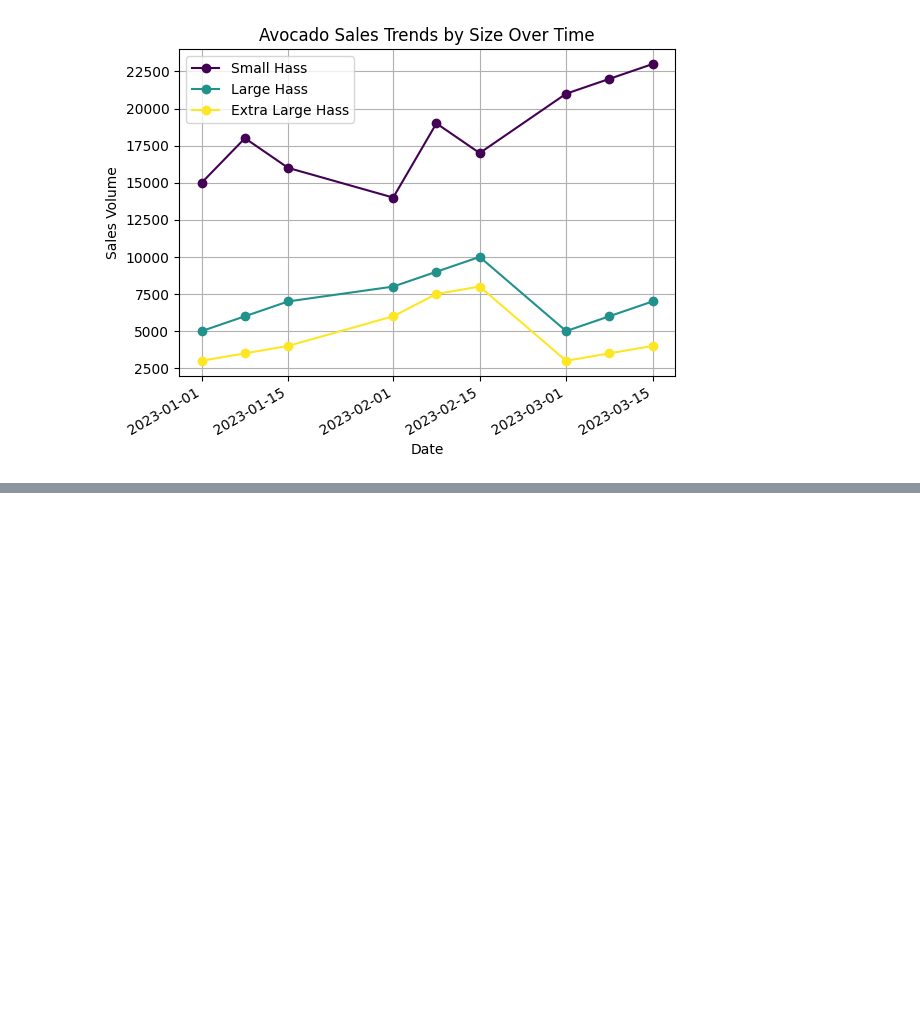
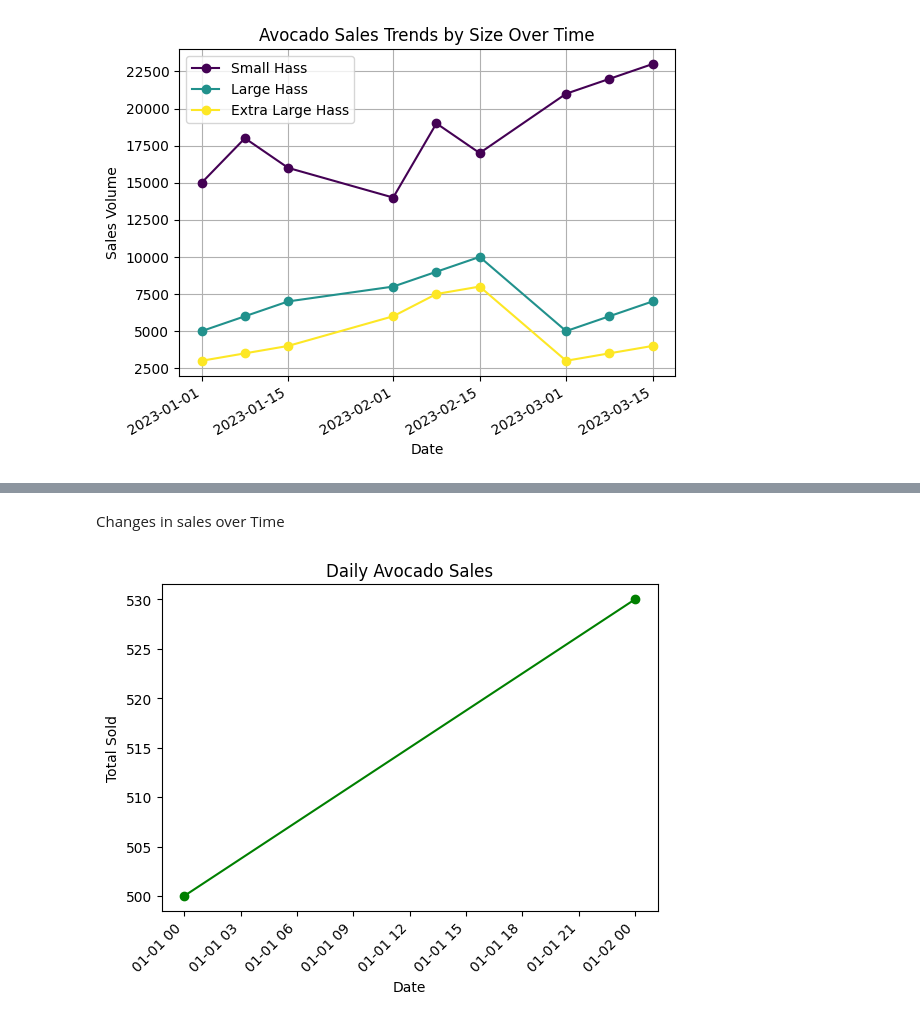
Before and after one commit to SharadHub/Pandas, a Jupyter notebook: CH4_DataVisualization.ipynb, the cells around one changed output, grey strips where cells are left out. Cells and saved outputs as stored; diff of their text form; code cells hidden in the pictures; blank space fills up the shorter version.

```diff
--- a/CH4_DataVisualization.ipynb
+++ b/CH4_DataVisualization.ipynb
@@ -45,0 +80,21 @@ plt.show()
+# %% [markdown]
+Changes in sales over Time
+# %%
+data2 = {
+    'date' : ['2021-01-01', '2021-01-01', '2021-01-02', '2021-01-02'],
+    'total_sold' : [200, 300, 250, 280]
+}
+df2 = pd.DataFrame(data2)
+
+df2['date'] = pd.to_datetime(df2['date'])
+
+daily_sales = df2.groupby('date')['total_sold'].sum()
+
+daily_sales.plot(kind='line', marker='o', color='green')
+plt.title('Daily Avocado Sales')
+plt.xlabel('Date')
+plt.ylabel('Total Sold')
+plt.xticks(rotation=45)
+plt.show()
+# %% [output]
+[figure, added]
```
Also changed, not shown: parts of 8 cells of this notebook.
